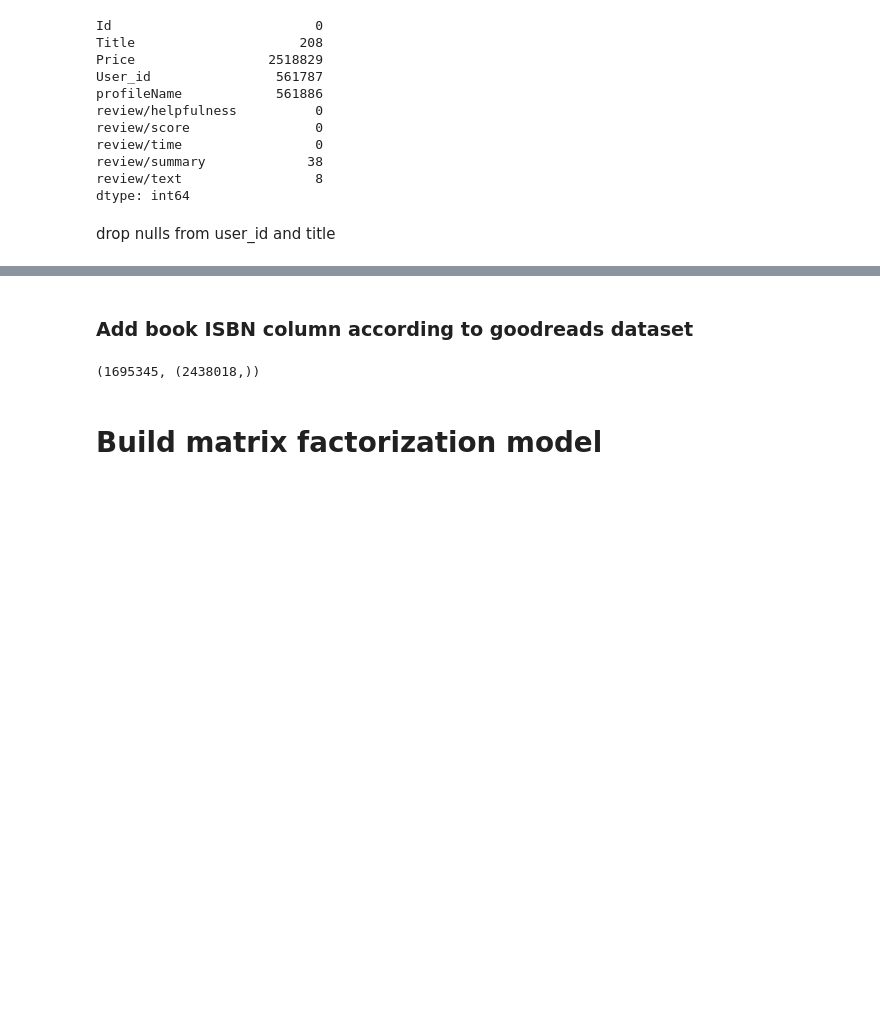
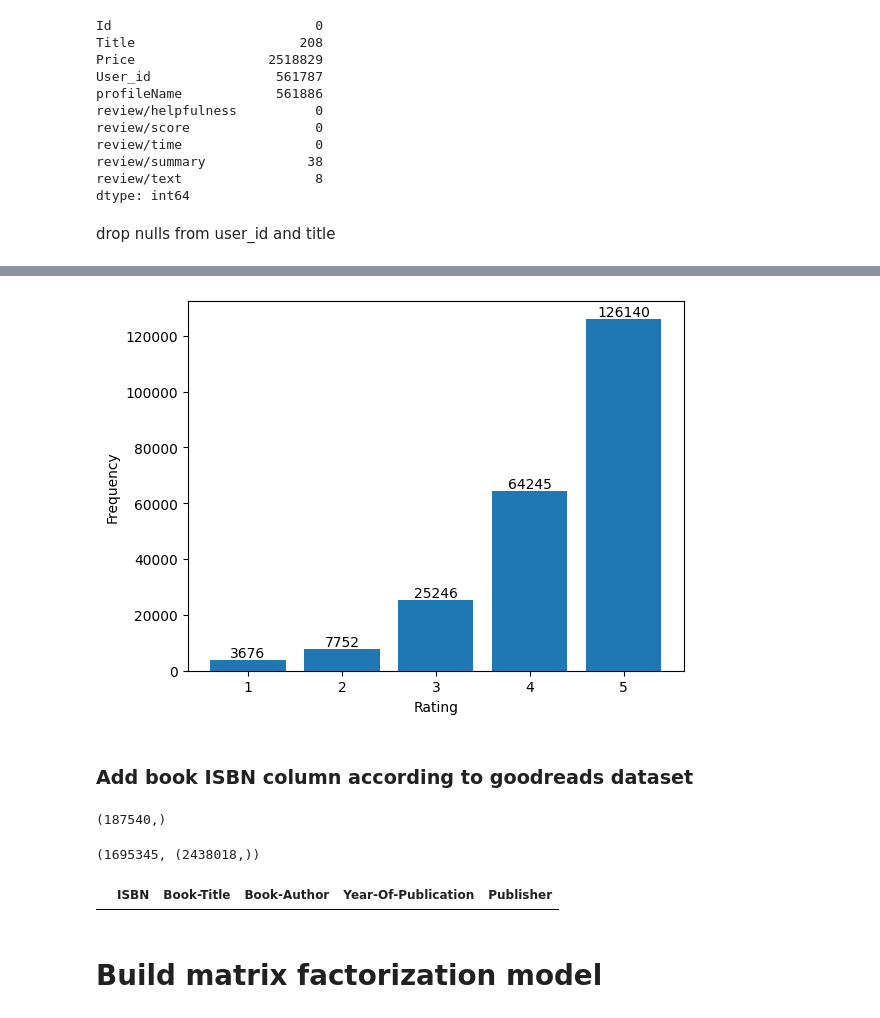
Before and after one commit to AyalSwaid/BookRecSys, a Jupyter notebook: Copy_of_recSysNotebook.ipynb, the cells around one changed output, grey strips where cells are left out. Saved outputs shown, nothing was run; the diff lists cells and outputs as text; code cells hidden in the pictures; blank space fills up the shorter version.

```diff
--- a/Copy_of_recSysNotebook.ipynb
+++ b/Copy_of_recSysNotebook.ipynb
@@ -215,0 +206,6 @@ a_ratings.dropna(subset = ["User_id", "Title"], inplace=True)
+# %%
+filtered_ratings = a_ratings.groupby('User_id').count()['review/score'] > 100
+filtered_users = filtered_ratings[filtered_ratings].index
+
+filtered_ratings = a_ratings[a_ratings["User_id"].isin(filtered_users)]
+filtered_ratings.info()
@@ -216,3 +231,7 @@ a_ratings.dropna(subset = ["User_id", "Title"], inplace=True)
+# %%
+show_ratings_dist(filtered_ratings, "review/score", "User_id")
+# %% [output]
+[figure, added]
 # %% [markdown]
 ### Add book ISBN column according to goodreads dataset
 # %%
@@ -230,10 +255,21 @@ def func(e):
     return ISBN
 
 a_ratings["ISBN"] = a_ratings["Title"].apply(func)
+# %%
+# gp = a_ratings[a_ratings["ISBN"].isna()].groupby(["Title"]).count().reset_index()
+gp
+np.unique(a_ratings[a_ratings["ISBN"].isna()]["Title"].values).shape
+# %% [output]
+(187540,)
 # %%
 a_ratings["ISBN"].isna().sum(), a_ratings["ISBN"].shape
 # %% [output]
 (1695345, (2438018,))
+# %%
+gp[gp["Title"] == '"Eagle forgotten."']
+books[books["Book-Title"].str.contains('Truthful Impression')]
+# %% [output]
+|  | ISBN | Book-Title | Book-Author | Year-Of-Publication | Publisher |
 # %% [markdown]
 # Build matrix factorization model
 # %%
```
Also changed, not shown: parts of 10 cells of this notebook.
